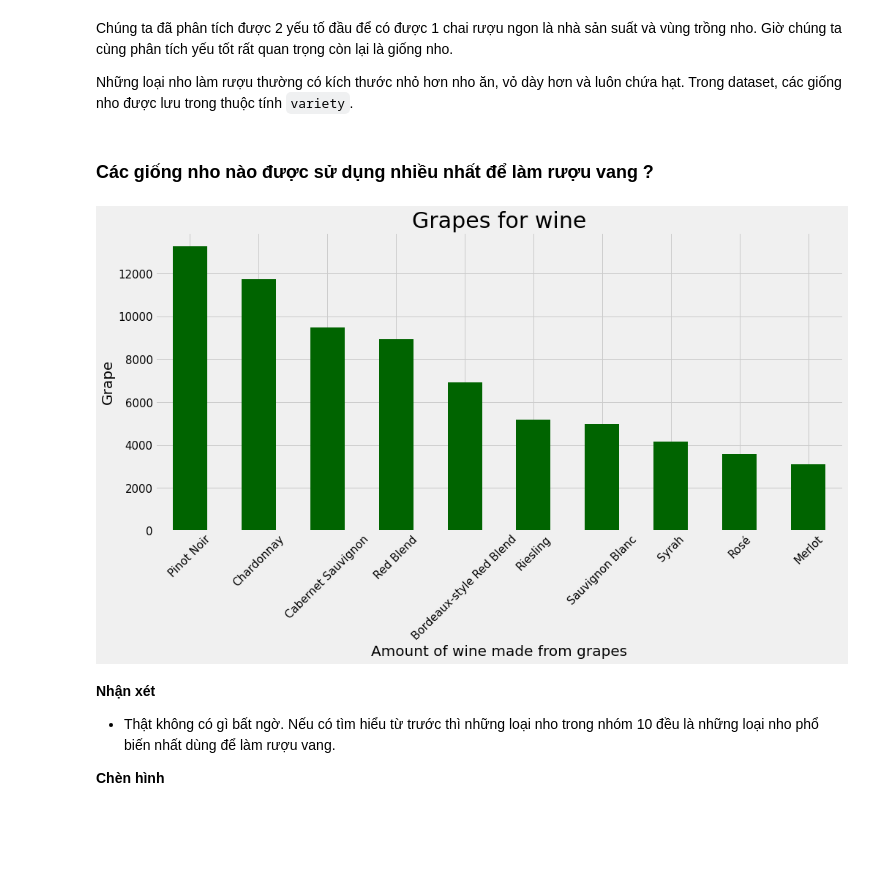
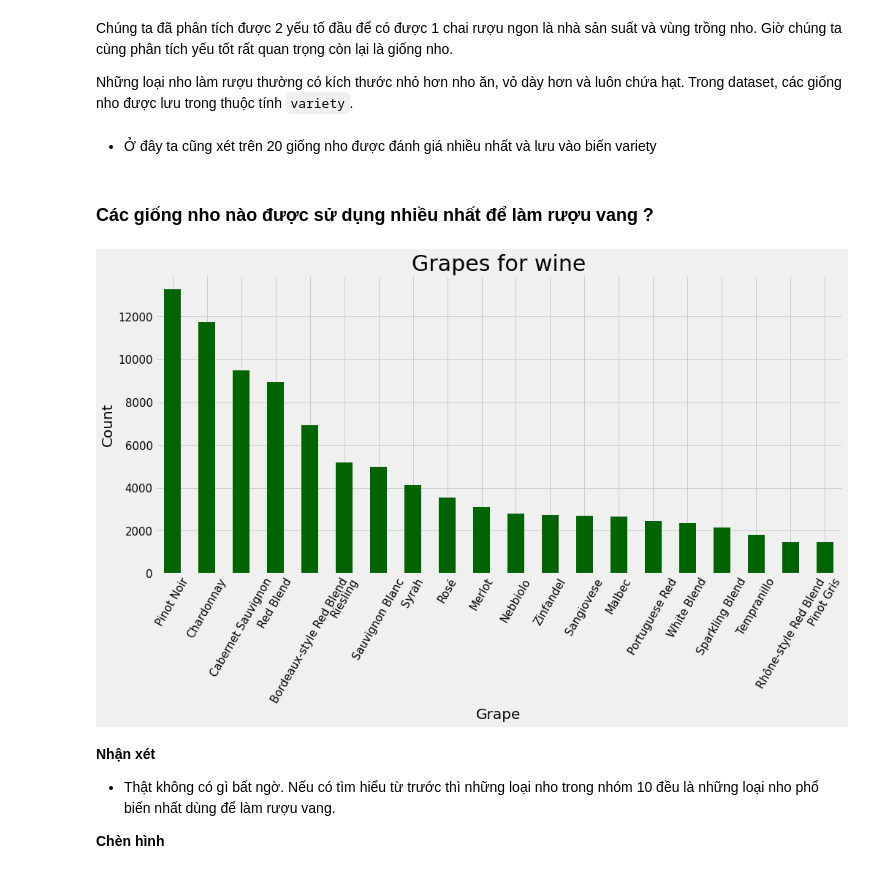
Before and after one commit to KhanhNguyen4999/LTKHDL_FinalProject, a Jupyter notebook: 1712525-NguyenNgocMinhKhanh.ipynb, the cells around one changed output. Saved outputs shown, nothing was run; the diff lists cells and outputs as text; code cells hidden in the pictures; blank space fills up the shorter version.

```diff
--- a/1712525-NguyenNgocMinhKhanh.ipynb
+++ b/1712525-NguyenNgocMinhKhanh.ipynb
@@ -209,8 +216,7 @@ Xử lí với các thuộc tính numerical
 # %%
 isnull_price = wine_df['price'].isnull()
 mean_price_wine_byCountry = wine_df.groupby('country')['price'].agg('mean')
-wine_df['price'] = [mean_price_wine_byCountry[wine_df.iloc[i][0]] if isnull_price[i]
-                                                                  else wine_df.iloc[i]['price'] for i in range(num_rows)]
+wine_df.loc[isnull_price,'price'] = [mean_price_wine_byCountry[row[0]] for row in wine_df[isnull_price].values]
 # %% [markdown]
 ## Kiểm tra lại kết quả của việc xử lí
 # %%
@@ -726,18 +752,22 @@ plt.show()
 Chúng ta đã phân tích được 2 yếu tố đầu để có được 1 chai rượu ngon là nhà sản suất và vùng trồng nho. Giờ chúng ta cùng phân tích yếu tốt rất quan trọng còn lại là giống nho.
 
 Những loại nho làm rượu thường có kích thước nhỏ hơn nho ăn, vỏ dày hơn và luôn chứa hạt. Trong dataset, các giống nho được lưu trong thuộc tính `variety`.
+# %% [markdown]
+- Ở đây ta cũng xét trên 20 giống nho được đánh giá nhiều nhất và lưu vào biến variety
+# %%
+variety = wine_df['variety'].value_counts()[:20]
+top_variety = variety.index.values
 # %% [markdown]
 ### Các giống nho nào được sử dụng nhiều nhất để làm rượu vang ?
 # %%
-variety = wine_df['variety'].value_counts()
-variety[:10].plot.bar(use_index = True, color = 'darkgreen')
+variety.plot.bar(use_index = True, color = 'darkgreen')
 plt.title("Grapes for wine", fontsize = 30)
-plt.xlabel("Amount of wine made from grapes", fontsize = 20)
-plt.ylabel("Grape", fontsize = 20)
-plt.xticks(rotation= 45)
+plt.ylabel("Count", fontsize = 20)
+plt.xlabel("Grape", fontsize = 20)
+plt.xticks(rotation= 60)
 plt.show()
 # %% [output]
-[figure, old version]
+[figure, new version]
 # %% [markdown]
 **Nhận xét**
 
```
Also changed, not shown: parts of 76 cells of this notebook.
